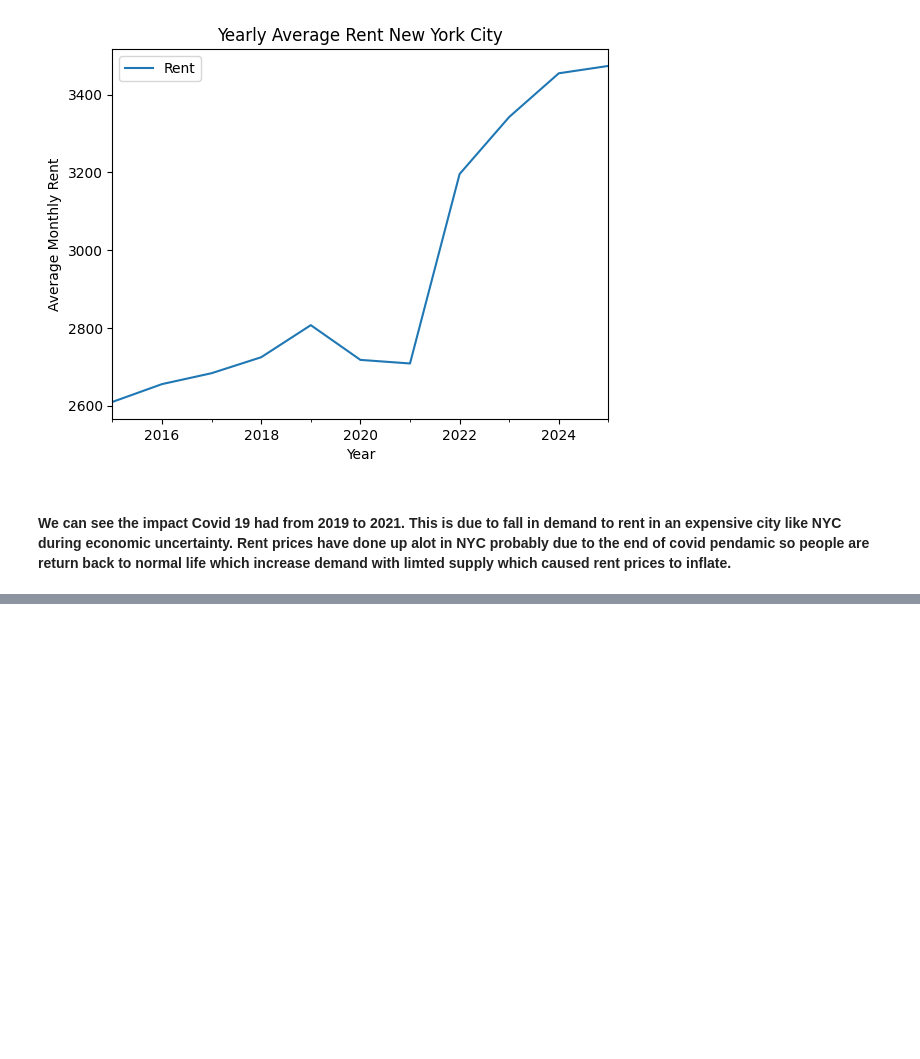
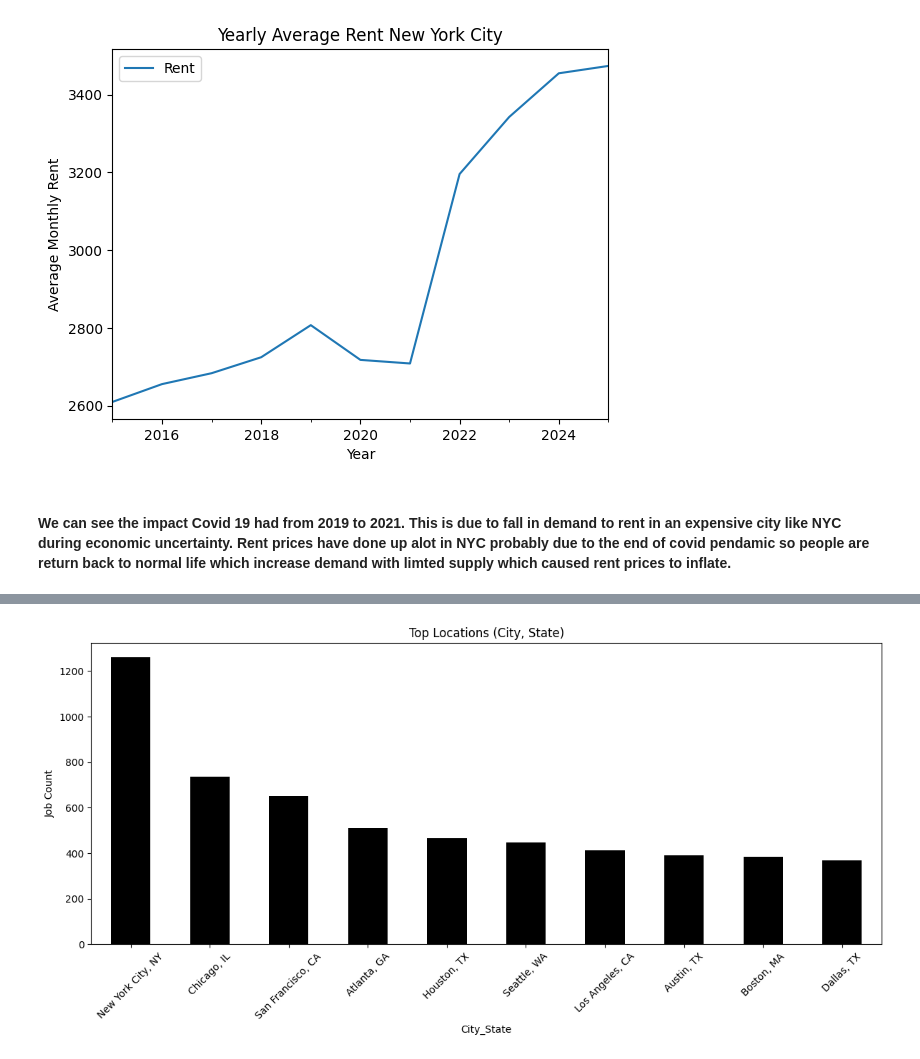
Before and after one commit to AdityaManojMenon/HYVE, a Jupyter notebook: EDA.ipynb, the cells around one changed output, grey strips where cells are left out. Saved outputs shown, nothing was run; the diff lists cells and outputs as text; code cells hidden in the pictures; blank space fills up the shorter version.

```diff
--- a/EDA.ipynb
+++ b/EDA.ipynb
@@ -216,0 +347,10 @@ df_avg_rent.to_csv("avg_rent.csv",index=False)
+# %%
+# Combine for more specific location info
+df_jobs['City_State'] = df_jobs['City'] + ", " + df_jobs['State']
+df_jobs['City_State'].value_counts().head(10).plot(kind='bar', figsize=(12,6), title='Top Locations (City, State)',color='black')
+plt.ylabel("Job Count")
+plt.xticks(rotation=45)
+plt.tight_layout()
+plt.show()
+# %% [output]
+[figure, added]
```
Also changed, not shown: parts of 19 cells of this notebook, 32 other files.
